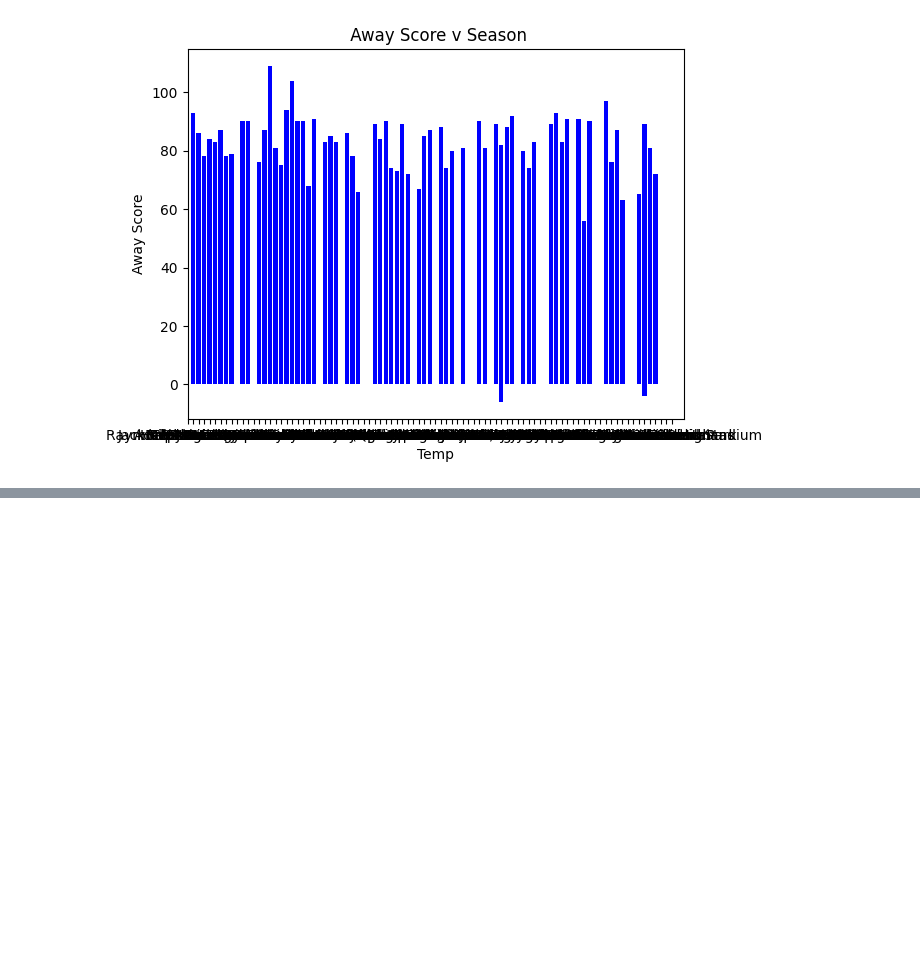
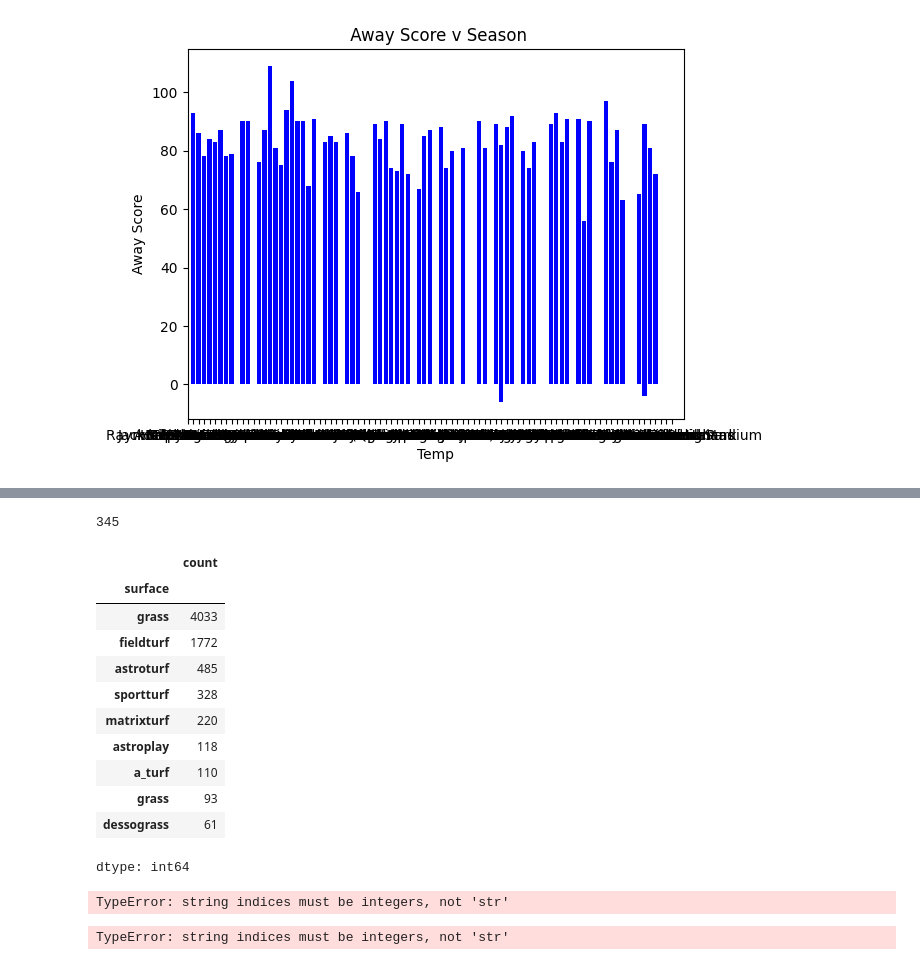
Before and after one commit to geraldketu/Gerald_Football_games, a Jupyter notebook: FootBall_games_eda_ipynv.ipynb, the cells around one changed output, grey strips where cells are left out. Cells and saved outputs as stored; diff of their text form; code cells hidden in the pictures; blank space fills up the shorter version.

```diff
--- a/FootBall_games_eda_ipynv.ipynb
+++ b/FootBall_games_eda_ipynv.ipynb
@@ -152,0 +182,29 @@ plt.show()
+# %%
+s='34543'
+print(s[0:3])
+# %% [output]
+345
+# %%
+df['surface'].value_counts()
+# %% [output]
+|  | count |
+| surface |  |
+| grass | 4033 |
+| fieldturf | 1772 |
+| astroturf | 485 |
+| sportturf | 328 |
+| matrixturf | 220 |
+| astroplay | 118 |
+| a_turf | 110 |
+| grass | 93 |
+| dessograss | 61 |
+dtype: int64
+# %%
+
+df.loc[df['surface'].str.len()>3, 'surface'] = ''.join(df['surface'].str[0:3])+"..."
+# %% [output]
+TypeError: string indices must be integers, not 'str'
+# %%
+df['surface'].str.slice(0,3)
+# %% [output]
+TypeError: string indices must be integers, not 'str'
```
Also changed, not shown: parts of 3 cells of this notebook.
